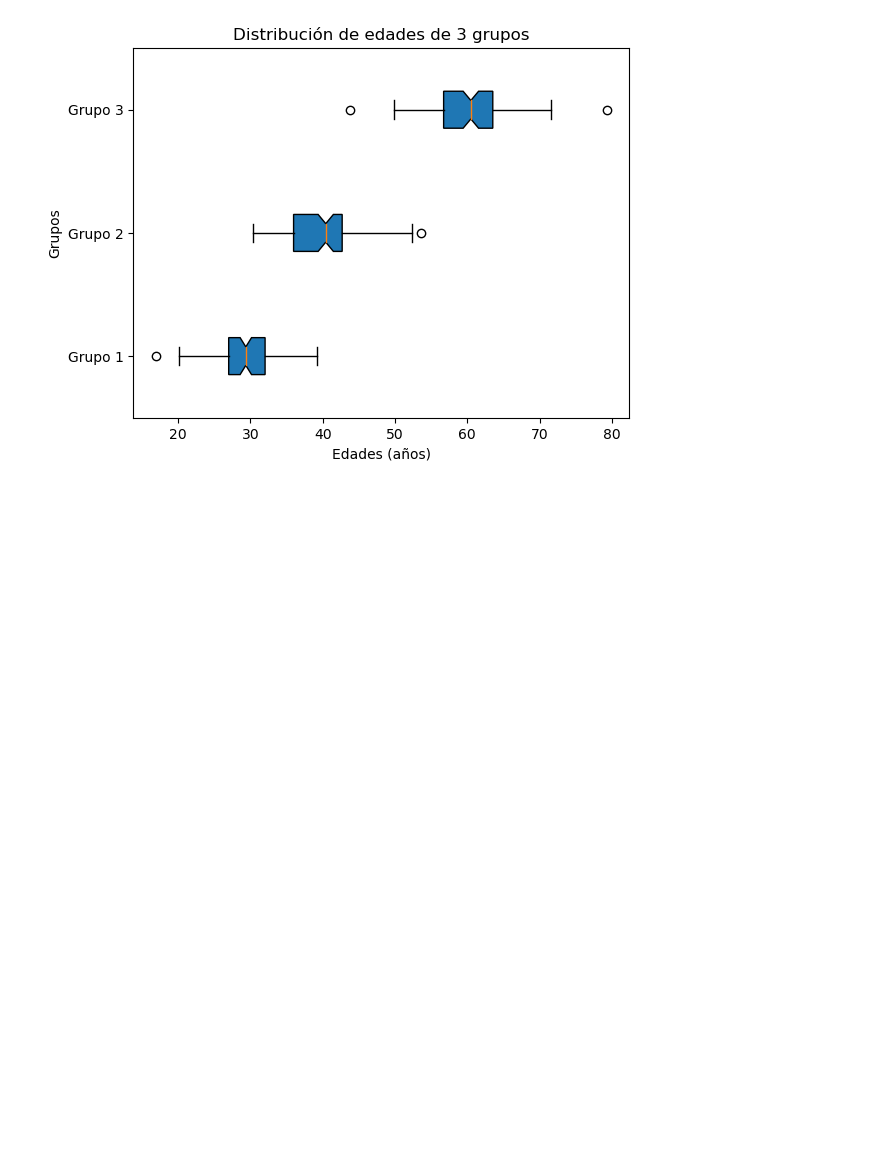
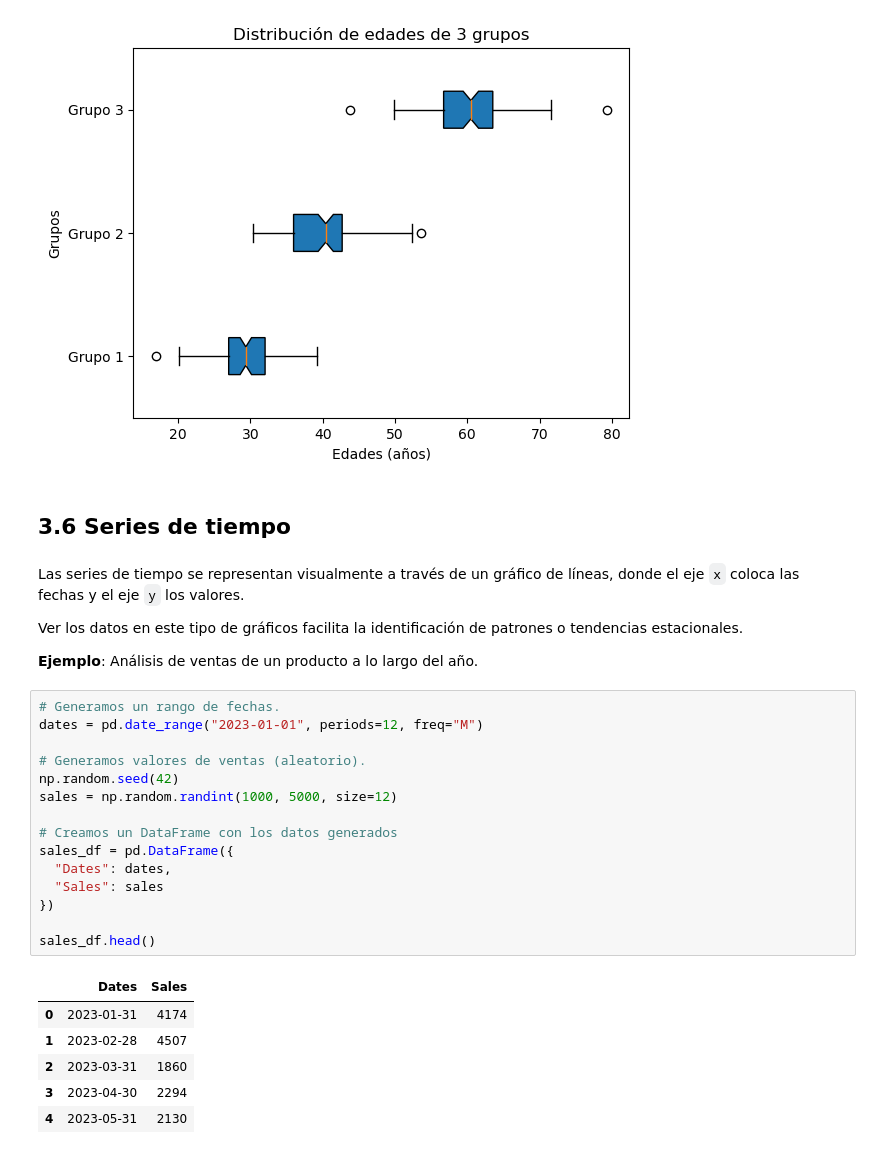
Before and after one commit to pahoalapizco/python_for_data_science, a Jupyter notebook: notebooks/3.0-numpy_pandas_da-matplotlib.ipynb, the cells around one changed output. Saved outputs shown, nothing was run; the diff lists cells and outputs as text; blank space fills up the shorter version.

```diff
--- a/notebooks/3.0-numpy_pandas_da-matplotlib.ipynb
+++ b/notebooks/3.0-numpy_pandas_da-matplotlib.ipynb
@@ -231,3 +231,33 @@ plt.ylabel("Grupos")
 # %% [output]
 Text(0, 0.5, 'Grupos')
 [figure]
+# %% [markdown]
+## 3.6 Series de tiempo
+# %% [markdown]
+Las series de tiempo se representan visualmente a través de un gráfico de líneas, donde el eje `x` coloca las fechas y el eje `y` los valores.
+
+Ver los datos en este tipo de gráficos facilita la identificación de patrones o tendencias estacionales.
+
+**Ejemplo**: Análisis de ventas de un producto a lo largo del año.
+# %%
+# Generamos un rango de fechas.
+dates = pd.date_range("2023-01-01", periods=12, freq="M")
+
+# Generamos valores de ventas (aleatorio).
+np.random.seed(42)
+sales = np.random.randint(1000, 5000, size=12)
+
+# Creamos un DataFrame con los datos generados
+sales_df = pd.DataFrame({
+  "Dates": dates,
+  "Sales": sales
+})
+
+sales_df.head()
+# %% [output]
+|  | Dates | Sales |
+| 0 | 2023-01-31 | 4174 |
+| 1 | 2023-02-28 | 4507 |
+| 2 | 2023-03-31 | 1860 |
+| 3 | 2023-04-30 | 2294 |
+| 4 | 2023-05-31 | 2130 |
```
Also changed, not shown: parts of 1 cell of this notebook.
